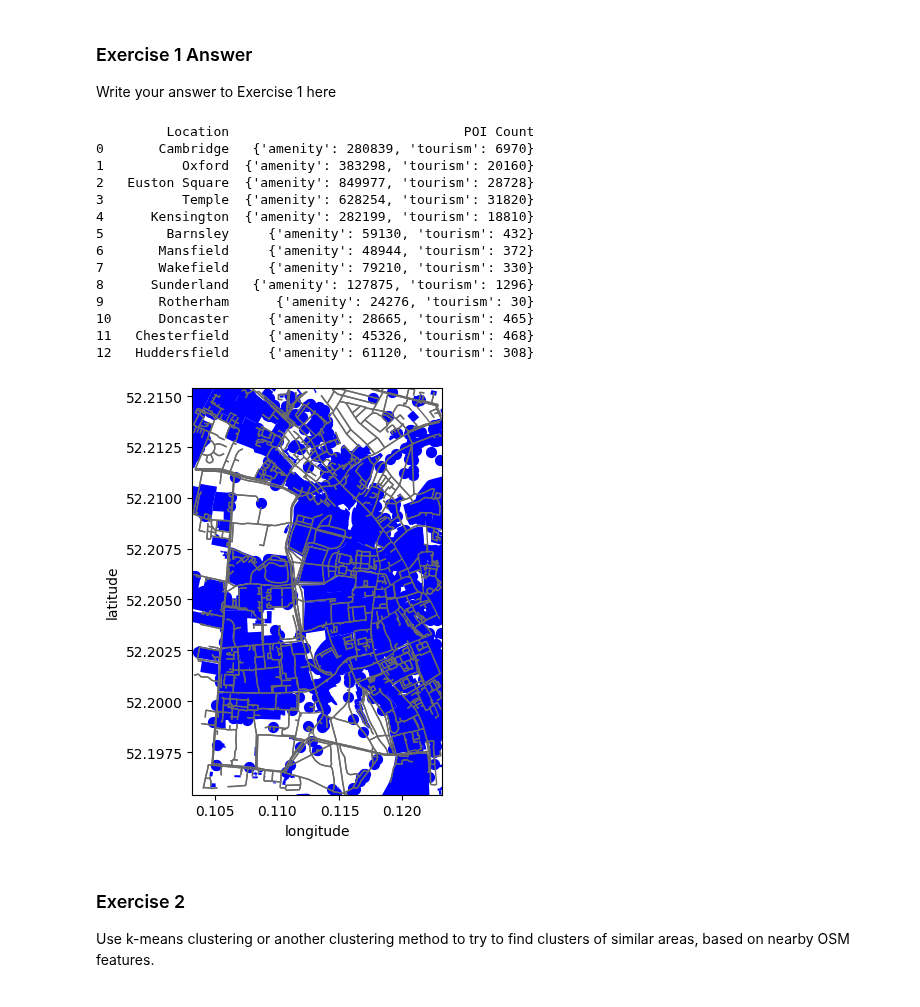
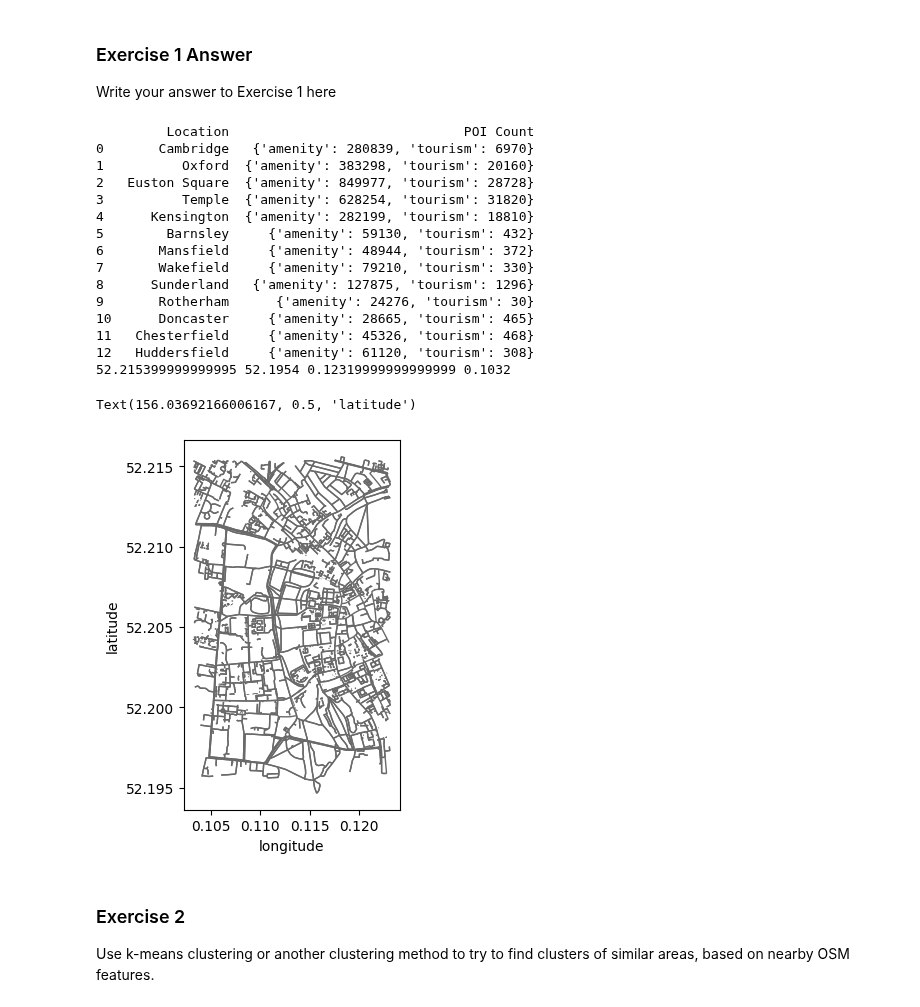
Before and after one commit to JDS289/jd2016_ads_2024, a Jupyter notebook: _notebooks/02-access-assess-geospatial.ipynb, the cells around one changed output. Drawn from its saved outputs; the diff is of its cells as text; code cells hidden in the pictures.

```diff
--- a/_notebooks/02-access-assess-geospatial.ipynb
+++ b/_notebooks/02-access-assess-geospatial.ipynb
@@ -459,13 +461,16 @@ def count_pois_near_coordinates(latitude: float, longitude: float, tags: dict, d
     #                                         longitude + distance_km/111, longitude - distance_km/111, {tag_key: tag_val}).size
     #        for tag_key, tag_val in tags.items()}
 
+    lon_factor = 111*cos(radians(latitude))
+
+
     poi_dict = {}
     for tag_key, tag_val in tags.items():
       try:
         with warnings.catch_warnings():
           warnings.simplefilter("ignore")
           count = ox.geometries_from_bbox(latitude + distance_km/111, latitude - distance_km/111,
-                                          longitude + distance_km/111, longitude - distance_km/111, {tag_key: tag_val}).size
+                                          longitude + distance_km/lon_factor, longitude - distance_km/lon_factor, {tag_key: tag_val}).size
       except ox._errors.InsufficientResponseError:
         count = 0
 
@@ -521,52 +526,57 @@ poi_count_df = pd.DataFrame(list(poi_count.items()), columns=['Location', 'POI C
 print(poi_count_df)
 
 
-
 lat, lon = locations_dict["Cambridge"]
+lon_factor = 2*cos(radians(lat))
 north = lat + box_height/2
 south = lat - box_height/2
-west  = lon - box_width/2
-east  = lon + box_width/2
-graph = ox.graph_from_bbox(north, south, east, west)
+west  = lon - box_width/lon_factor
+east  = lon + box_width/lon_factor
+print(north, south, east, west)
+graph = ox.graph_from_bbox(bbox=(north, south, east, west), retain_all=True)
 
 # Retrieve nodes and edges
 nodes, edges = ox.graph_to_gdfs(graph)
 
 # Get place boundary related to the place name as a geodataframe
-area = ox.geocode_to_gdf("Cambridge, United Kingdom")
+#area = ox.geocode_to_gdf("Cambridge, United Kingdom")
 
 fig, ax = plt.subplots()
 
 # Plot the footprint
-area.plot(ax=ax, facecolor="white")
+#area.plot(ax=ax, facecolor="white")
 
 # Plot street edges
 edges.plot(ax=ax, linewidth=1, edgecolor="dimgray")
 
-ax.set_xlim([west, east])
-ax.set_ylim([south, north])
+#ax.set_xlim([west, east])
+#ax.set_ylim([south, north])
 ax.set_xlabel("longitude")
 ax.set_ylabel("latitude")
 
-cam_amenities = ox.geometries_from_bbox(north, south, east, west, tags)
-cam_amenities.plot(ax=ax, color="blue", alpha=1, markersize=50)
-plt.tight_layout()
+# Plot tourist places
+
+#tourist_places = pois[pois.tourism.notnull()]
+#tourist_places.plot(ax=ax, color="blue", alpha=1, markersize=50)
+#plt.tight_layout()
 # %% [output]
          Location                              POI Count
 0       Cambridge   {'amenity': 280839, 'tourism': 6970}
 1          Oxford  {'amenity': 383298, 'tourism': 20160}
 2   Euston Square  {'amenity': 849977, 'tourism': 28728}
 3          Temple  {'amenity': 628254, 'tourism': 31820}
 4      Kensington  {'amenity': 282199, 'tourism': 18810}
 5        Barnsley     {'amenity': 59130, 'tourism': 432}
 6       Mansfield     {'amenity': 48944, 'tourism': 372}
 7       Wakefield     {'amenity': 79210, 'tourism': 330}
 8      Sunderland   {'amenity': 127875, 'tourism': 1296}
 9       Rotherham      {'amenity': 24276, 'tourism': 30}
 10      Doncaster     {'amenity': 28665, 'tourism': 465}
 11   Chesterfield     {'amenity': 45326, 'tourism': 468}
 12   Huddersfield     {'amenity': 61120, 'tourism': 308}
+52.215399999999995 52.1954 0.12319999999999999 0.1032
+Text(156.03692166006167, 0.5, 'latitude')
-[figure, old version]
+[figure, new version]
 # %% [markdown]
 ### Exercise 2
 
```
Also changed, not shown: parts of 2 cells of this notebook.
